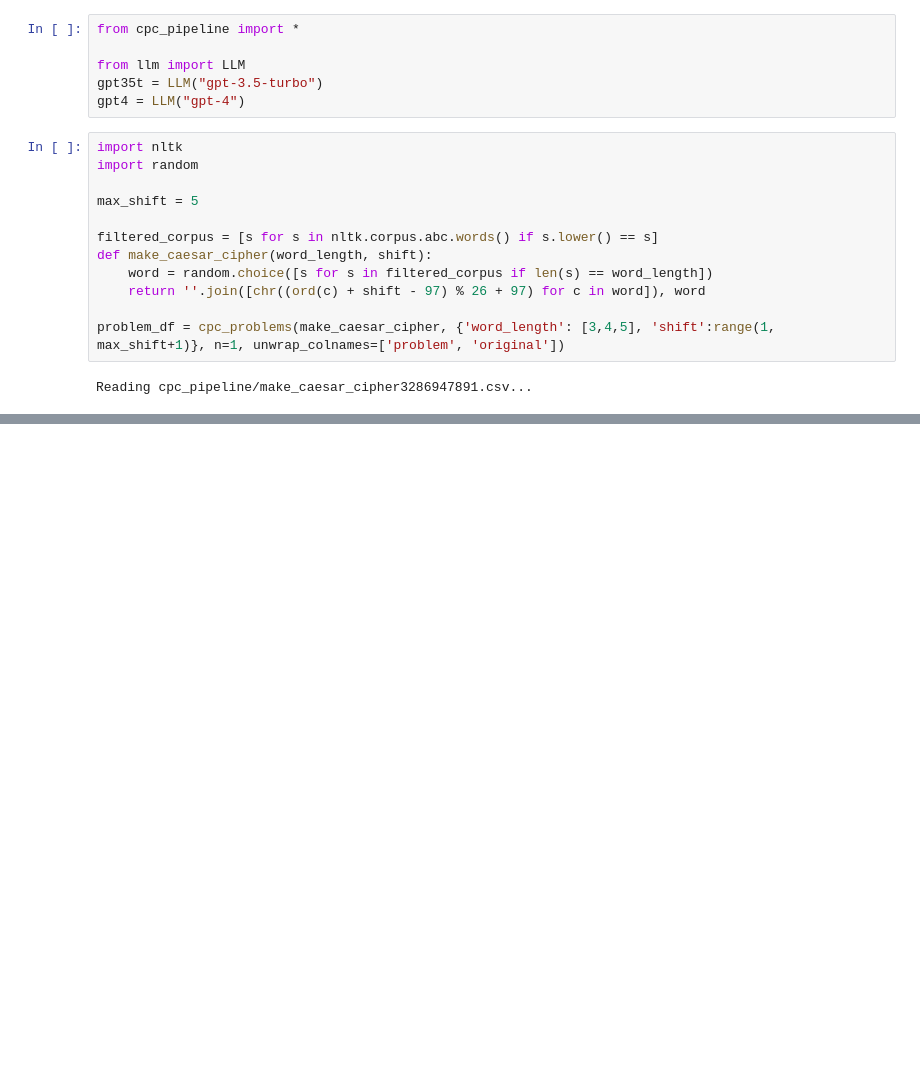
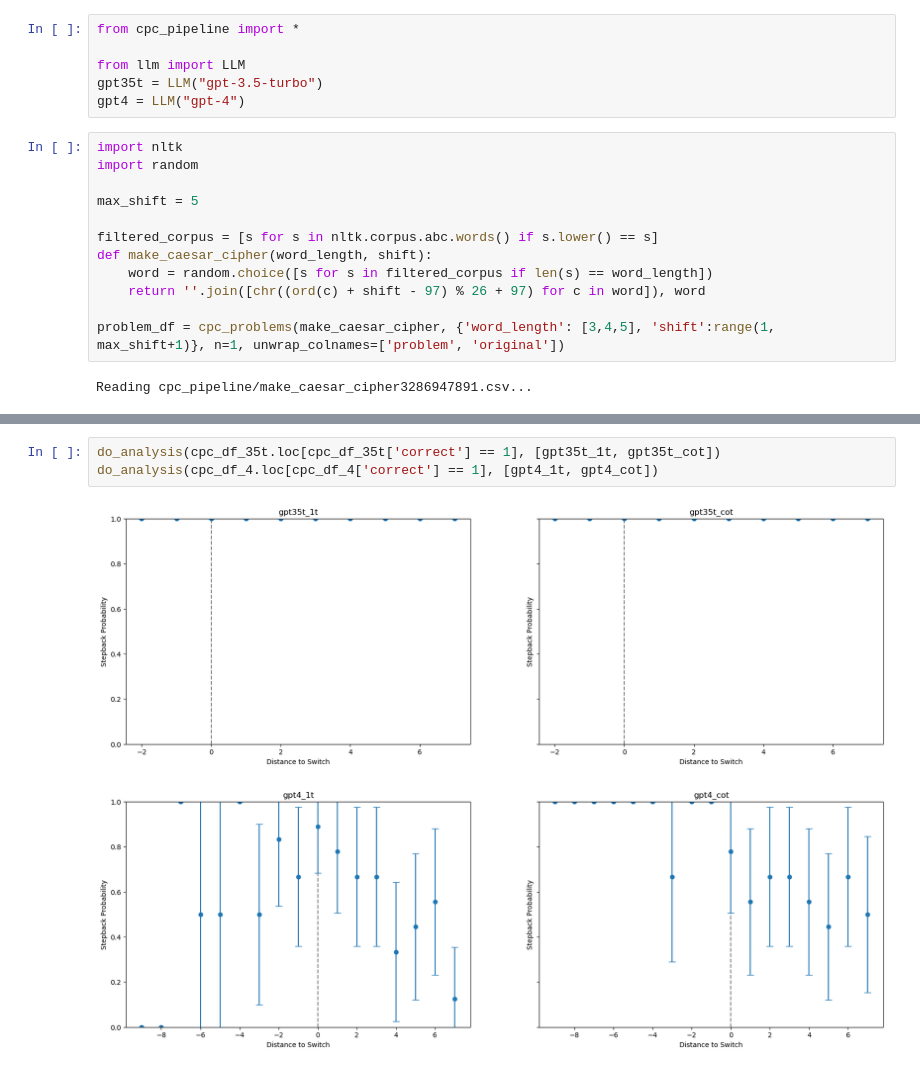
Before and after one commit to jlucassen/CPC_stepping_back, a Jupyter notebook: cpc_anagrams.ipynb, the cells around one changed output, grey strips where cells are left out. Cells and saved outputs as stored; diff of their text form; blank space fills up the shorter version.

```diff
--- a/cpc_anagrams.ipynb
+++ b/cpc_anagrams.ipynb
@@ -118,0 +88,6 @@ do_analysis(cpc_df_4, [gpt4_1t, gpt4_cot])
+# %%
+do_analysis(cpc_df_35t.loc[cpc_df_35t['correct'] == 1], [gpt35t_1t, gpt35t_cot])
+do_analysis(cpc_df_4.loc[cpc_df_4['correct'] == 1], [gpt4_1t, gpt4_cot])
+# %% [output]
+[figure, added]
+[figure, added]
```
Also changed, not shown: parts of 7 cells of this notebook.
